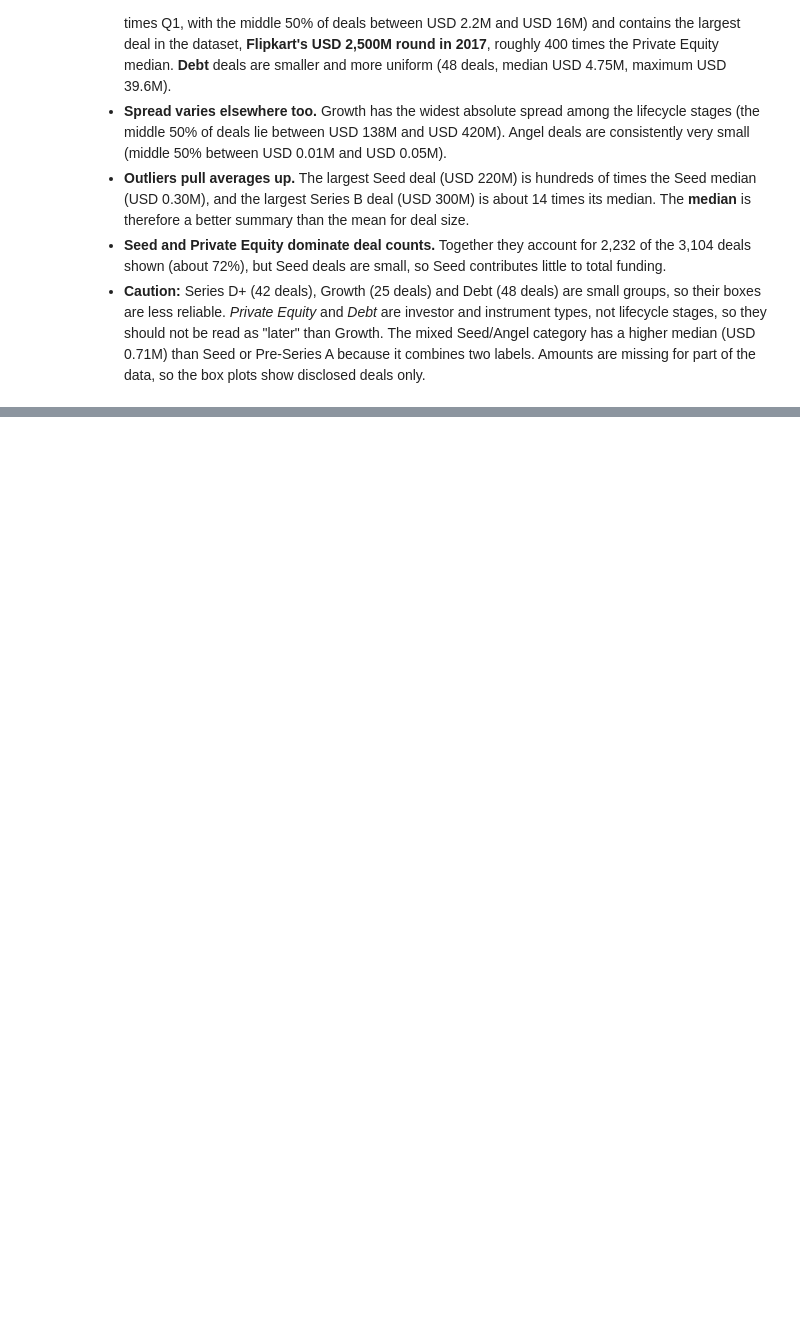
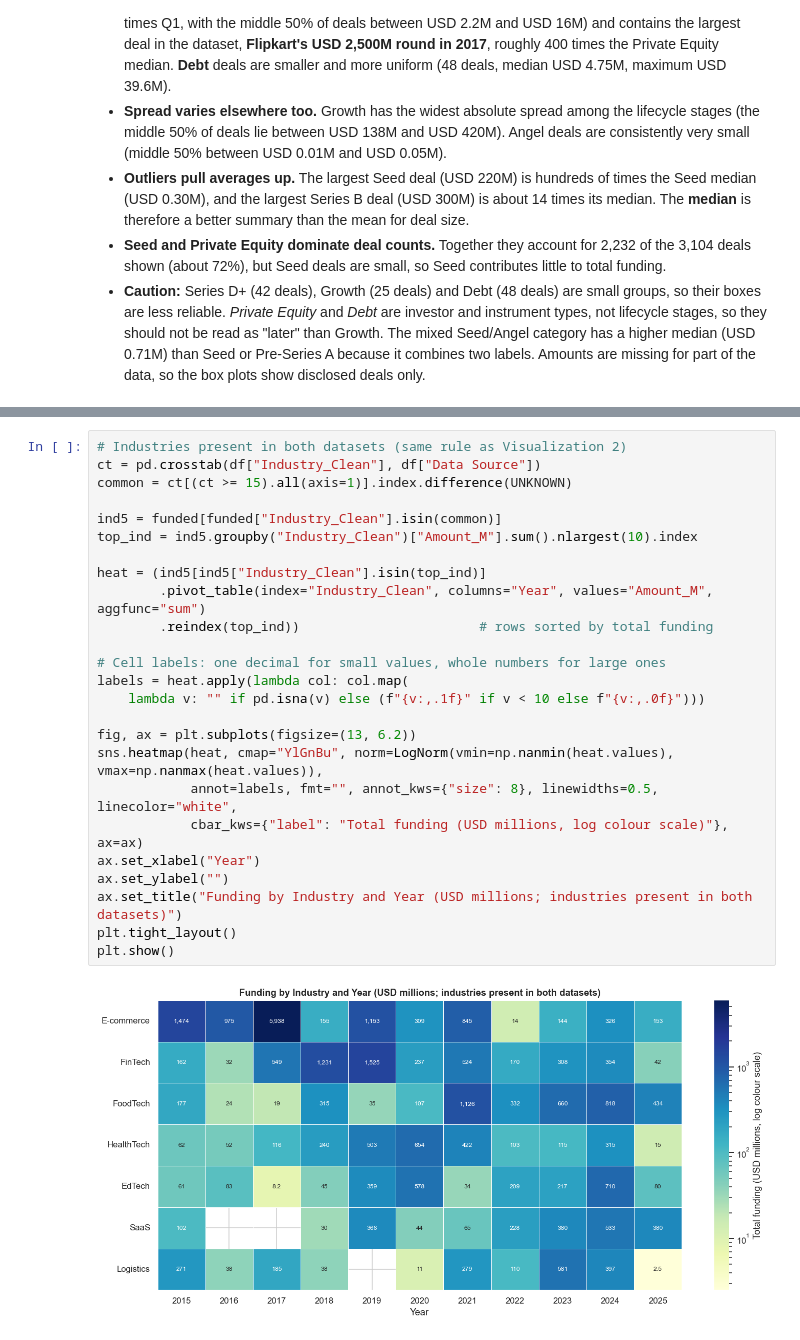
Before and after one commit to srinithi-karunakaran/india-startup-funding-analysis, a Jupyter notebook: startup_funding_analysis.ipynb, the cells around one changed output, grey strips where cells are left out. Drawn from its saved outputs; the diff is of its cells as text; blank space fills up the shorter version.

Commit message:
Added next 4 startup funding visualizations

```diff
--- a/startup_funding_analysis.ipynb
+++ b/startup_funding_analysis.ipynb
@@ -1020,0 +1057,27 @@ display(stats.round(2))
+# %%
+# Industries present in both datasets (same rule as Visualization 2)
+ct = pd.crosstab(df["Industry_Clean"], df["Data Source"])
+common = ct[(ct >= 15).all(axis=1)].index.difference(UNKNOWN)
+
+ind5 = funded[funded["Industry_Clean"].isin(common)]
+top_ind = ind5.groupby("Industry_Clean")["Amount_M"].sum().nlargest(10).index
+
+heat = (ind5[ind5["Industry_Clean"].isin(top_ind)]
+        .pivot_table(index="Industry_Clean", columns="Year", values="Amount_M", aggfunc="sum")
+        .reindex(top_ind))                       # rows sorted by total funding
+
+# Cell labels: one decimal for small values, whole numbers for large ones
+labels = heat.apply(lambda col: col.map(
+    lambda v: "" if pd.isna(v) else (f"{v:,.1f}" if v < 10 else f"{v:,.0f}")))
+
+fig, ax = plt.subplots(figsize=(13, 6.2))
+sns.heatmap(heat, cmap="YlGnBu", norm=LogNorm(vmin=np.nanmin(heat.values), vmax=np.nanmax(heat.values)),
+            annot=labels, fmt="", annot_kws={"size": 8}, linewidths=0.5, linecolor="white",
+            cbar_kws={"label": "Total funding (USD millions, log colour scale)"}, ax=ax)
+ax.set_xlabel("Year")
+ax.set_ylabel("")
+ax.set_title("Funding by Industry and Year (USD millions; industries present in both datasets)")
+plt.tight_layout()
+plt.show()
+# %% [output]
+[figure, added]
```
Also changed, not shown: parts of 18 cells of this notebook.
